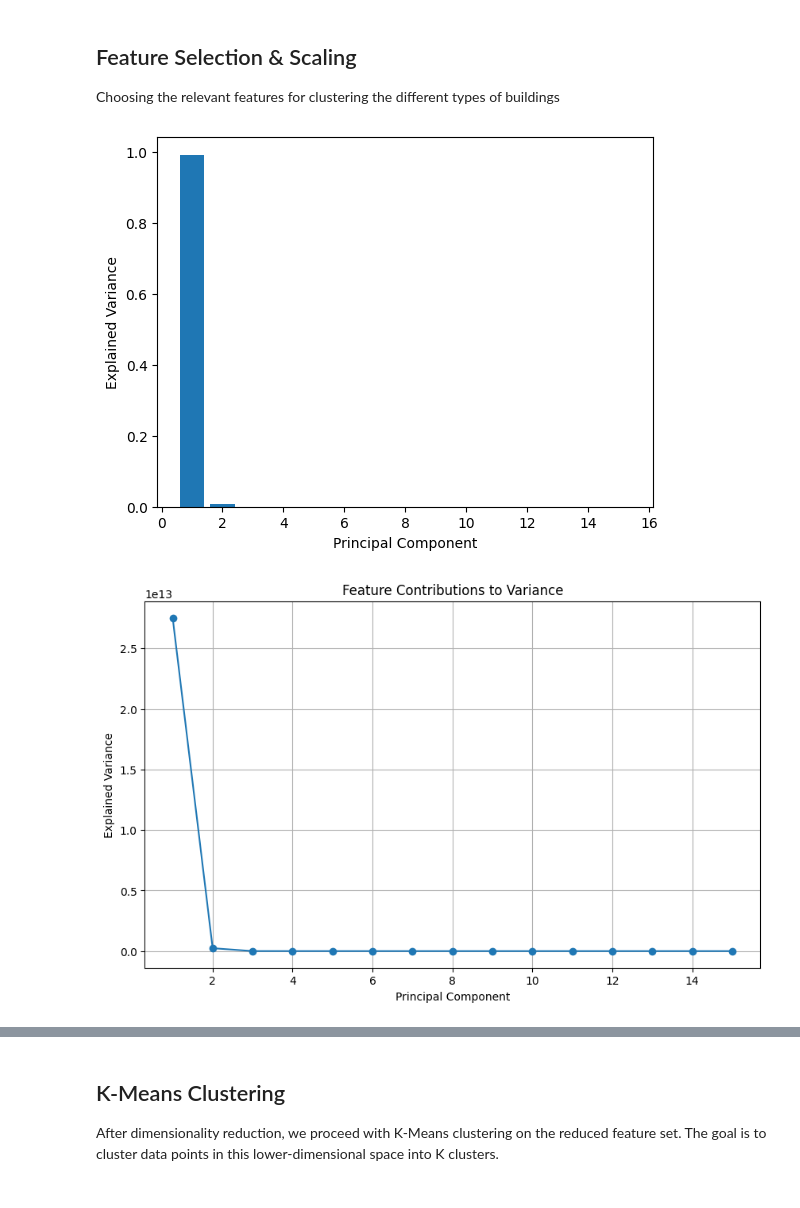
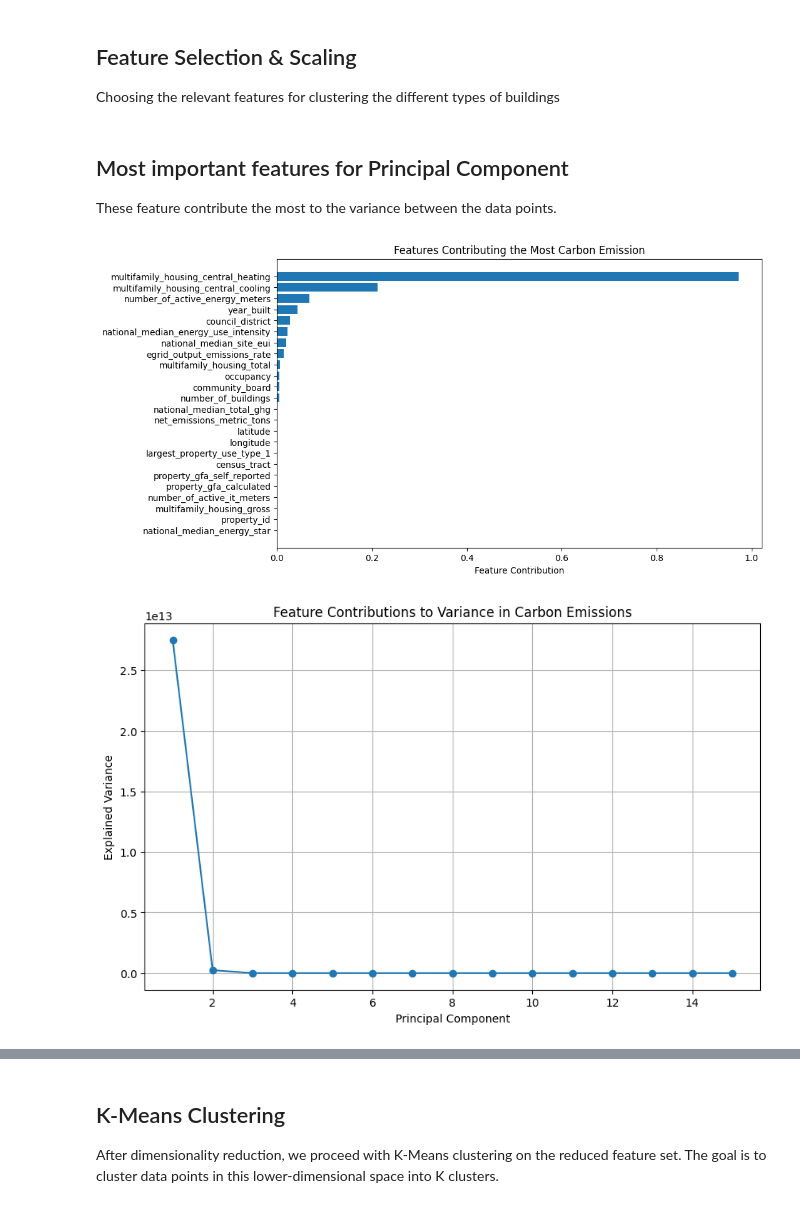
Before and after one commit to Qulxis/DS-Hackathon-Fall-2023, a Jupyter notebook: src/3_carbon_footprint_assessment.ipynb, the cells around one changed output, grey strips where cells are left out. Cells and saved outputs as stored; diff of their text form; code cells hidden in the pictures.

Commit message:
Updating feature contribution graph

```diff
--- a/src/3_carbon_footprint_assessment.ipynb
+++ b/src/3_carbon_footprint_assessment.ipynb
@@ -48,31 +64,41 @@ reduced_features = pca.fit_transform(selected_features)
+# %% [markdown]
+## Most important features for Principal Component
+These feature contribute the most to the variance between the data points.
+# %%
+# Update the feature names in the sorted_features dictionary
+sorted_features_with_custom_names = [(custom_feature_names.get(feature, feature), contribution) for feature, contribution in sorted_features]
+
+# Extract the feature names and contributions for the plot
+feature_names, contributions = zip(*sorted_features_with_custom_names)
+
+# Create a bar plot of feature contributions
+plt.figure(figsize=(10, 6))
+plt.barh(range(len(feature_names)), contributions, align='center')
+plt.yticks(range(len(feature_names)), feature_names)
+plt.xlabel('Feature Contribution')
+plt.title('Features Contributing the Most Carbon Emission')
+plt.gca().invert_yaxis()  # Invert the y-axis to display the most important features at the top
+plt.show()
+# %% [output]
+[figure, added]
 # %%
 # Fit the PCA model to your data
 pca.fit(selected_features)
 
 # Get the transformed data (principal components)
 components = pca.transform(selected_features)
-
-# Calculate the explained variance for each component
-explained_variance = pca.explained_variance_ratio_
-
-# Plot the explained variance to decide on the number of components to keep
-plt.bar(range(1, num_components + 1), explained_variance)
-plt.xlabel('Principal Component')
-plt.ylabel('Explained Variance')
-plt.show()
 
 # Get the explained variance and eigenvalues
 explained_variance = pca.explained_variance_
 eigenvalues = pca.singular_values_
 
 # Plot the scree plot
 plt.figure(figsize=(10, 6))
 plt.plot(np.arange(1, len(explained_variance) + 1), explained_variance, marker='o', linestyle='-')
-plt.title('Feature Contributions to Variance')
+plt.title('Feature Contributions to Variance in Carbon Emissions')
 plt.xlabel('Principal Component')
 plt.ylabel('Explained Variance')
 plt.grid(True)
 plt.show()
 # %% [output]
-[figure, old version]
+[figure, new version]
-[figure, removed]
```
Also changed, not shown: parts of 4 cells of this notebook.
